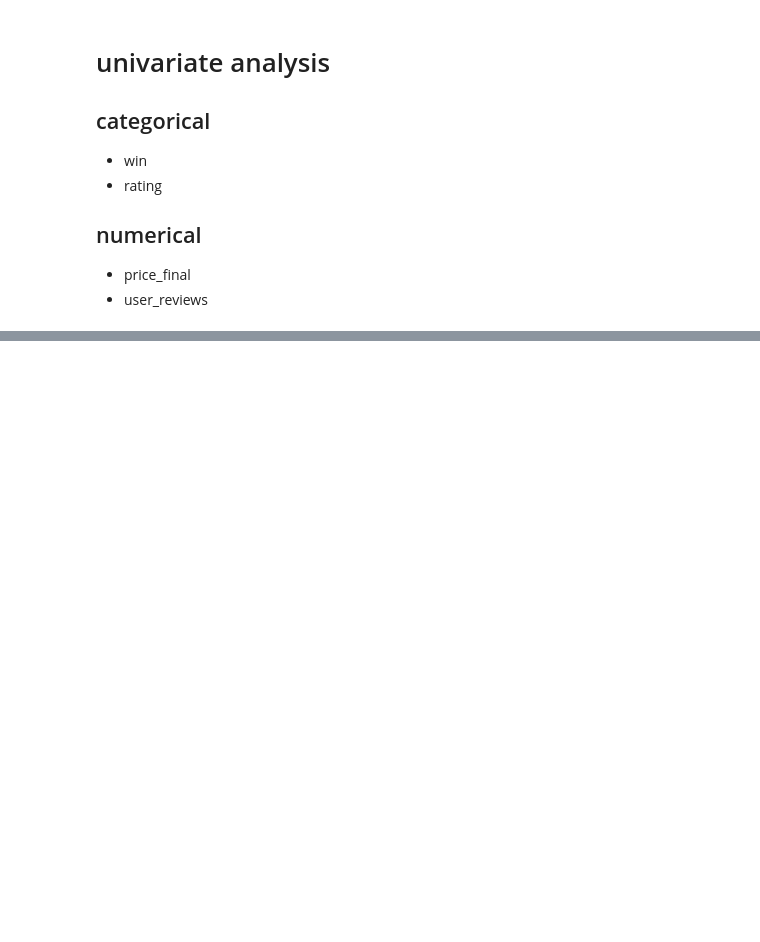
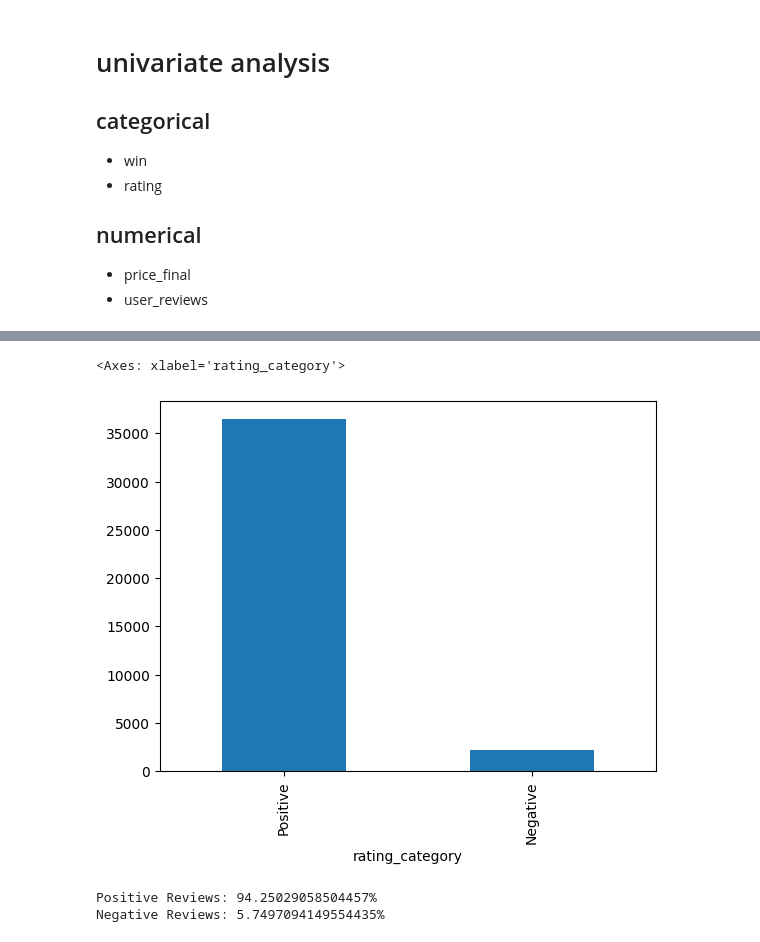
Before and after one commit to oldmartijntje/avans1.4-portfolio, a Jupyter notebook: assignment 6.ipynb, the cells around one changed output, grey strips where cells are left out. Cells and saved outputs as stored; diff of their text form; code cells hidden in the pictures; blank space fills up the shorter version.

```diff
--- a/assignment 6.ipynb
+++ b/assignment 6.ipynb
@@ -66,0 +84,26 @@ my_data[my_data["rating"] == "Positive"]
+# %%
+
+filtered_data = my_data[my_data["rating"] != "Mixed"].copy()
+
+positive_ratings = [
+    "Positive", "Very Positive", "Mostly Positive", "Overwhelmingly Positive"
+]
+negative_ratings = [
+    "Negative", "Very Negative", "Mostly Negative", "Overwhelmingly Negative"
+]
+
+filtered_data["rating_category"] = filtered_data["rating"].apply(
+    lambda x: "Positive" if x in positive_ratings else "Negative"
+)
+filtered_data["rating_category"].value_counts(dropna=True).plot(kind="bar")
+# %% [output]
+<Axes: xlabel='rating_category'>
+[figure, added]
+# %%
+allItems = filtered_data["rating_category"].value_counts(dropna=True)["Negative"] + filtered_data["rating_category"].value_counts(dropna=True)["Positive"]
+
+print(f"Positive Reviews: {(filtered_data["rating_category"].value_counts(dropna=True)["Positive"] / allItems * 100)}%")
+print(f"Negative Reviews: {(filtered_data["rating_category"].value_counts(dropna=True)["Negative"] / allItems * 100)}%")
+# %% [output]
+Positive Reviews: 94.25029058504457%
+Negative Reviews: 5.7497094149554435%
```
Also changed, not shown: parts of 13 cells of this notebook.
